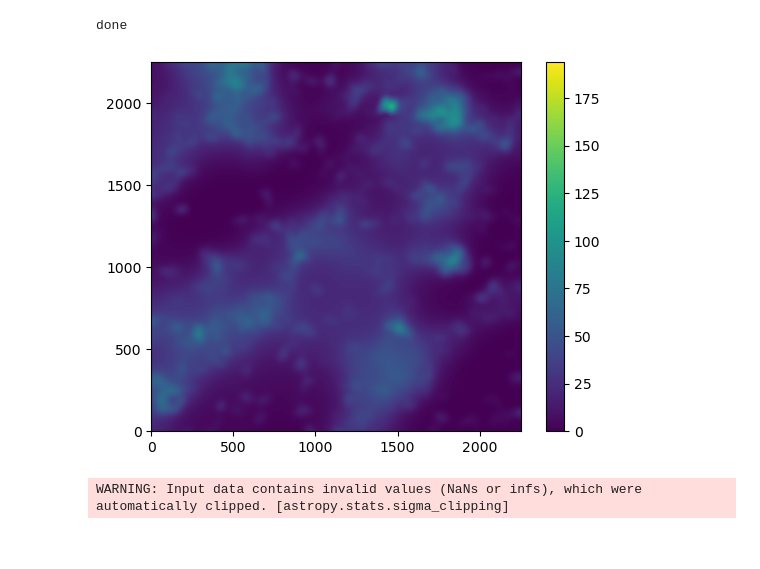
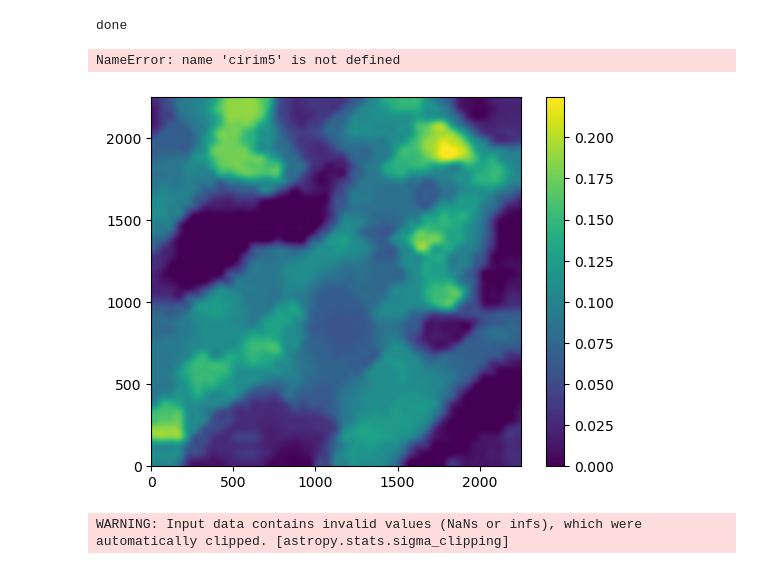
Before and after one commit to aellien/Euclid_ERO, a Jupyter notebook: cirrus_NISP.ipynb, the cells around one changed output. Drawn from its saved outputs; the diff is of its cells as text; code cells hidden in the pictures.

```diff
--- a/cirrus_NISP.ipynb
+++ b/cirrus_NISP.ipynb
@@ -31,7 +31,7 @@ from astropy.stats import sigma_clip, SigmaClip
 import subprocess
 # %%
 # Paths, lists & variables
-path_data = '/home/aellien/Euclid_ERO/data/Euclid-NISP-Stack-ERO-Abell2390.DR3'
+path_data = '/home/aellien/Euclid_ERO/data/Euclid-NISP-Stack-ERO-Abell2390.DR3/'
 path_scripts = '/home/aellien/Euclid_ERO/Euclid_ERO_scripts'
 path_wavelets = '/home/aellien/Euclid_ERO/wavelets/out11/'
 path_plots = '/home/aellien/Euclid_ERO/plots'
@@ -267,14 +304,18 @@ done
 # %%
 cirim = cirim5+cirim6+cirim7
 derim = derim5+derim6+derim7
+# %% [output]
+NameError: name 'cirim5' is not defined
 # %%
 plt.figure()
-plt.imshow(cirim, origin = 'lower', )
+bkg_estimator = MedianBackground()
+bkg_derim = Background2D(derim, (50, 50), filter_size=(5, 5), sigma_clip = sigma_clip, bkg_estimator=bkg_estimator)
+plt.imshow(bkg_derim.background, origin = 'lower', )
 #plt.imshow(gaussian_filter(cirim5, 20), origin = 'lower')
 plt.colorbar()
 plt.show()
 # %% [output]
-[figure, old version]
+[figure, new version]
 # %%
 hdu = fits.open(os.path.join(path_data, 'Euclid-NISP-H-ERO-Abell2390-LSB.DR3.rot.crop.warp.input.fits'))
 oim, header = hdu[0].data, hdu[0].header
```
Also changed, not shown: parts of 5 cells of this notebook, 6 other files.
